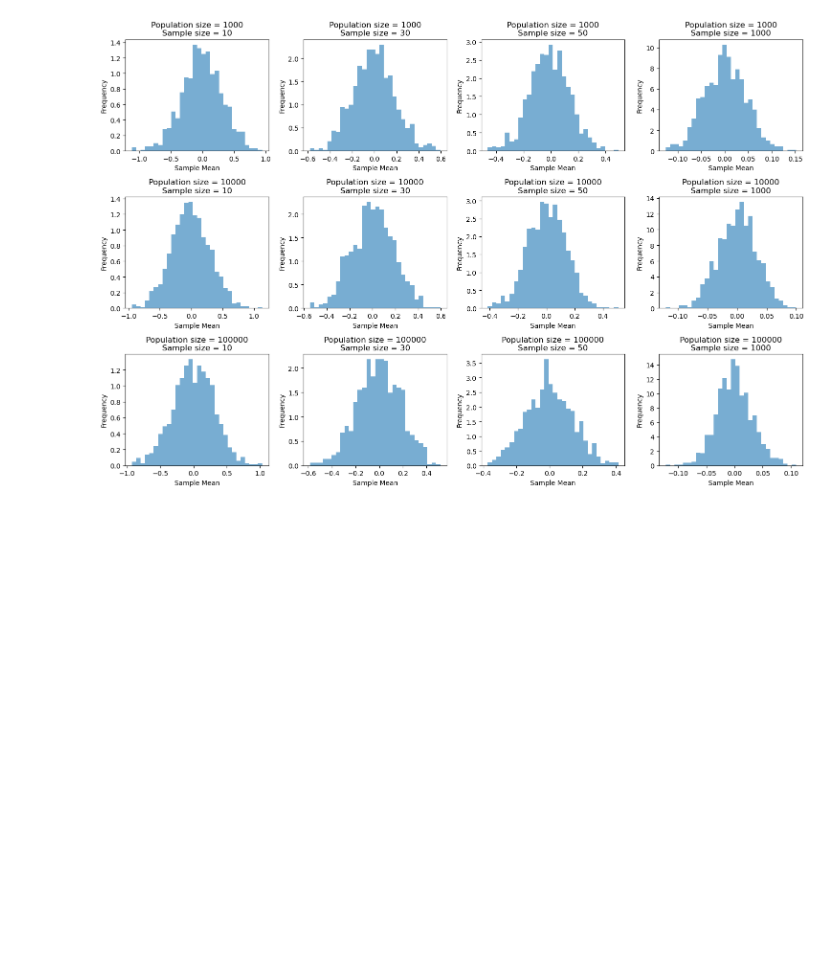
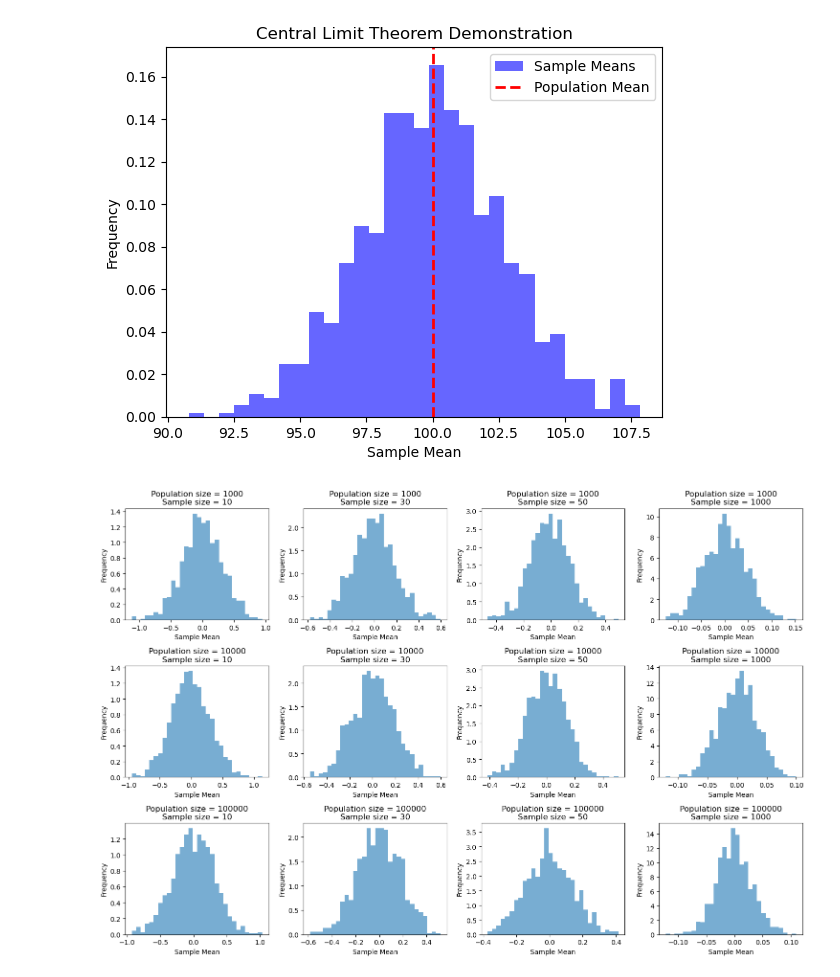
Before and after one commit to DaweiPang32/communication2023, a Jupyter notebook: CLT (1).ipynb, the cells around one changed output. Drawn from its saved outputs; the diff is of its cells as text; code cells hidden in the pictures; blank space fills up the shorter version.

```diff
--- a/CLT (1).ipynb
+++ b/CLT (1).ipynb
@@ -1,3 +1,32 @@
+# %%
+import numpy as np
+import matplotlib.pyplot as plt
+
+# Parameters
+population_mean = 100  # Mean of the population
+population_stddev = 15  # Standard deviation of the population
+sample_size = 30  # Size of each sample
+num_samples = 1000  # Number of samples to generate
+
+# Create an array to store the sample means
+sample_means = []
+
+# Generate samples and calculate their means
+for _ in range(num_samples):
+    sample = np.random.normal(population_mean, population_stddev, sample_size)
+    sample_mean = np.mean(sample)
+    sample_means.append(sample_mean)
+
+# Plot the histogram of sample means
+plt.hist(sample_means, bins=30, density=True, alpha=0.6, color='b', label='Sample Means')
+plt.xlabel('Sample Mean')
+plt.ylabel('Frequency')
+plt.title('Central Limit Theorem Demonstration')
+plt.axvline(population_mean, color='r', linestyle='dashed', linewidth=2, label='Population Mean')
+plt.legend()
+plt.show()
+# %% [output]
+[figure, added]
 # %%
 import numpy as np
 import matplotlib.pyplot as plt
```
